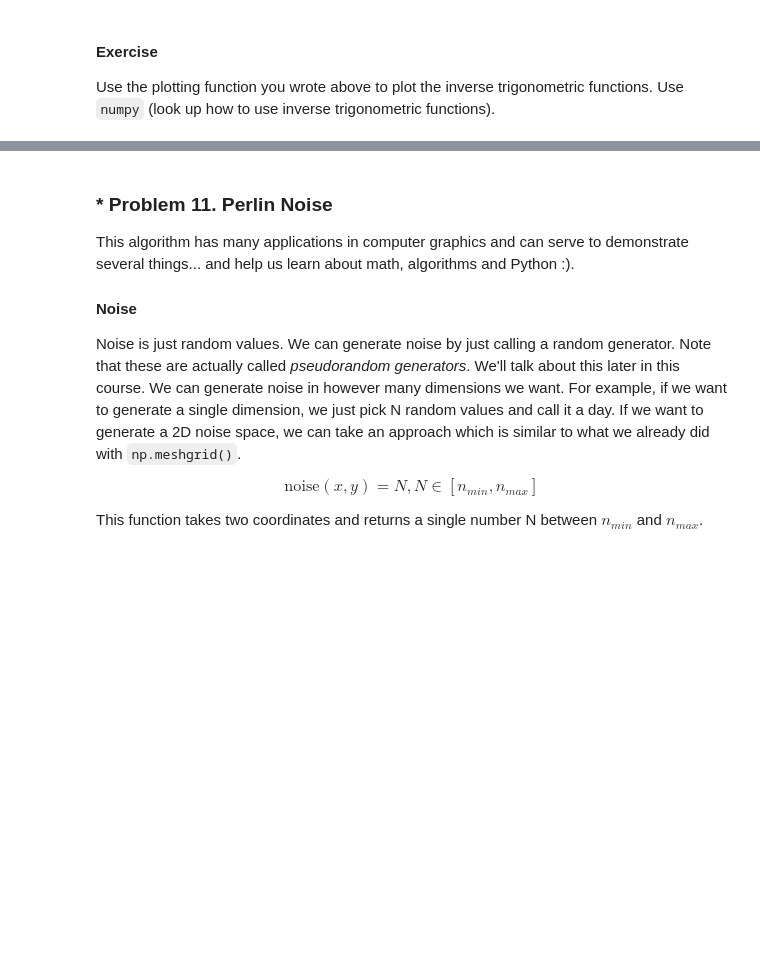
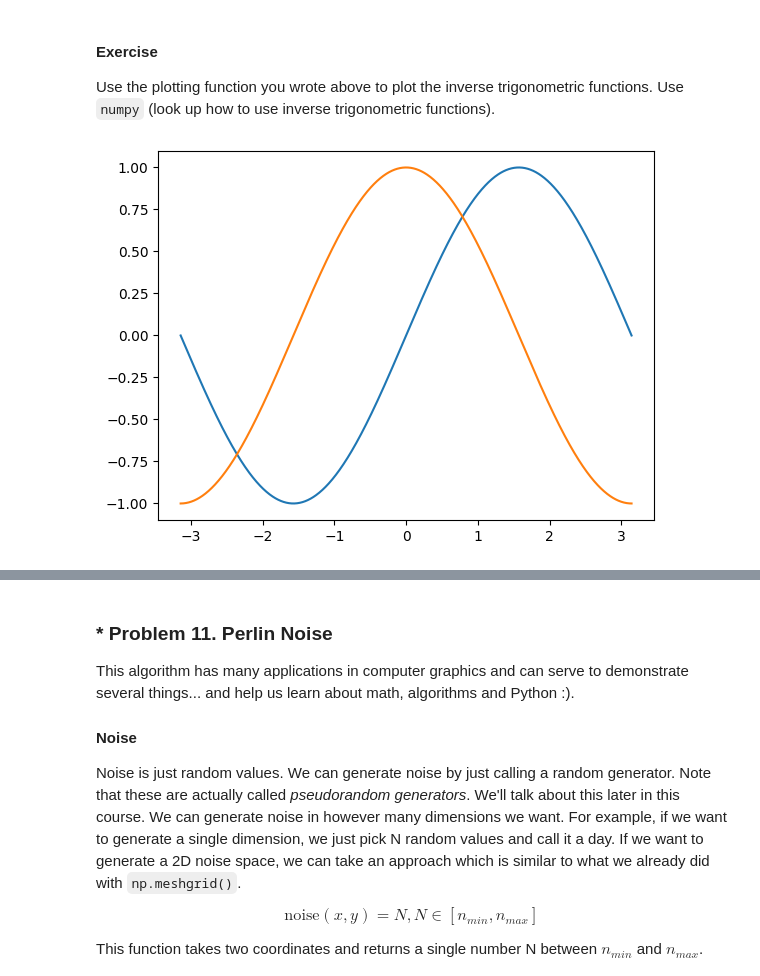
Before and after one commit to VladoDev03/math-concepts-for-developers-softuni, a Jupyter notebook: 01-high-school-maths/High-School Maths Exercise.ipynb, the cells around one changed output, grey strips where cells are left out. Drawn from its saved outputs; the diff is of its cells as text; code cells hidden in the pictures; blank space fills up the shorter version.

```diff
--- a/01-high-school-maths/High-School Maths Exercise.ipynb
+++ b/01-high-school-maths/High-School Maths Exercise.ipynb
@@ -729,0 +738,15 @@ where $e$ is _the base of the natural logarithm_.
+# %%
+a = 1
+b = 1
+
+def exp_func(x):
+    return a * np.exp(b * x)
+
+x = np.linspace(-2, 2, 400)
+y = exp_func(x)
+ln_y = np.log(y)
+
+plt.plot(x, y)
+plt.plot(x, ln_y)
+
+plt.show()
@@ -870,3 +895,10 @@ Just notice the difference between $\sin^{-1}(x) := \arcsin(x)$ and $\sin(x^{-1}
 # %% [markdown]
 #### Exercise
 Use the plotting function you wrote above to plot the inverse trigonometric functions. Use `numpy` (look up how to use inverse trigonometric functions).
+# %%
+plot_math_functions([
+    lambda x: np.sin(x),
+    lambda x: np.cos(x)
+], -np.pi, np.pi, 1000)
+# %% [output]
+[figure, added]
```
Also changed, not shown: parts of 10 cells of this notebook.
